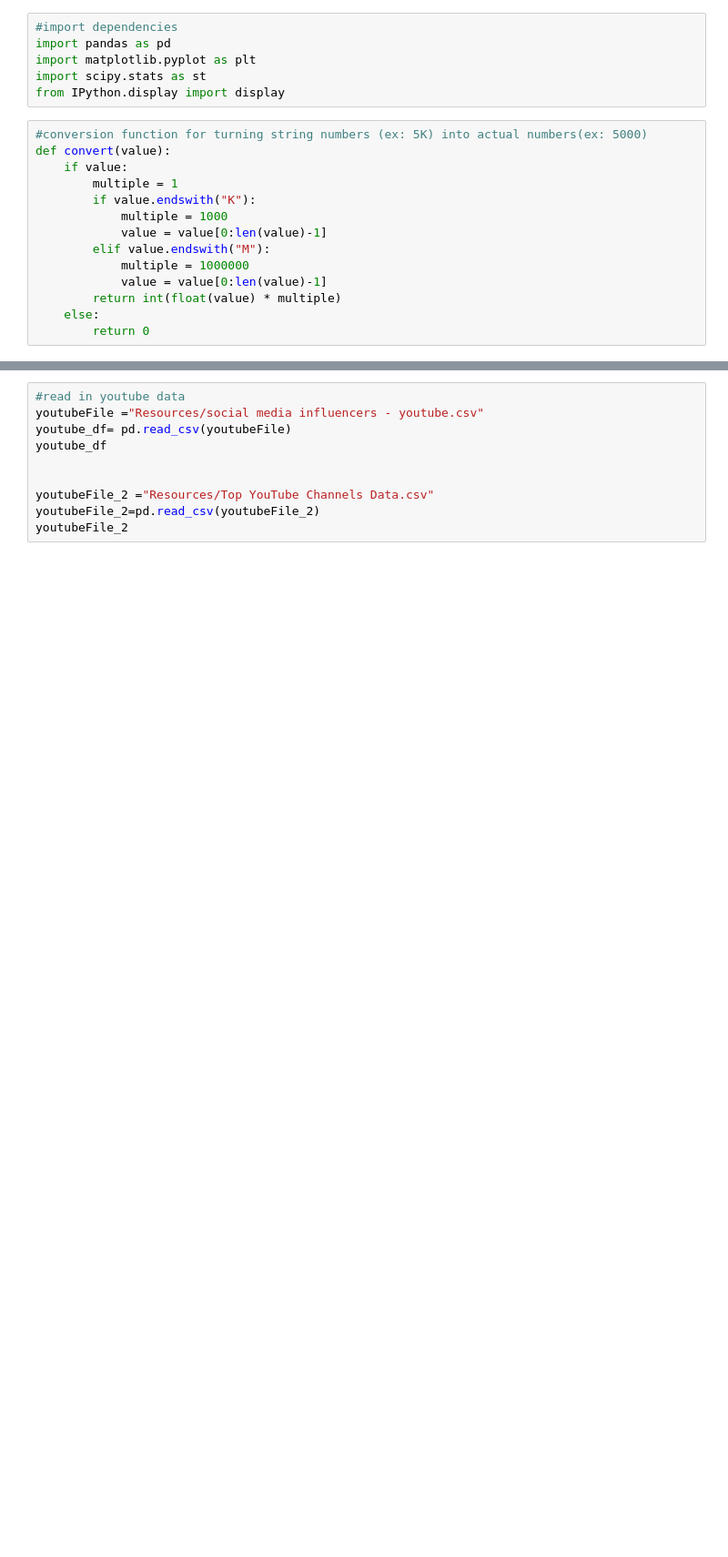
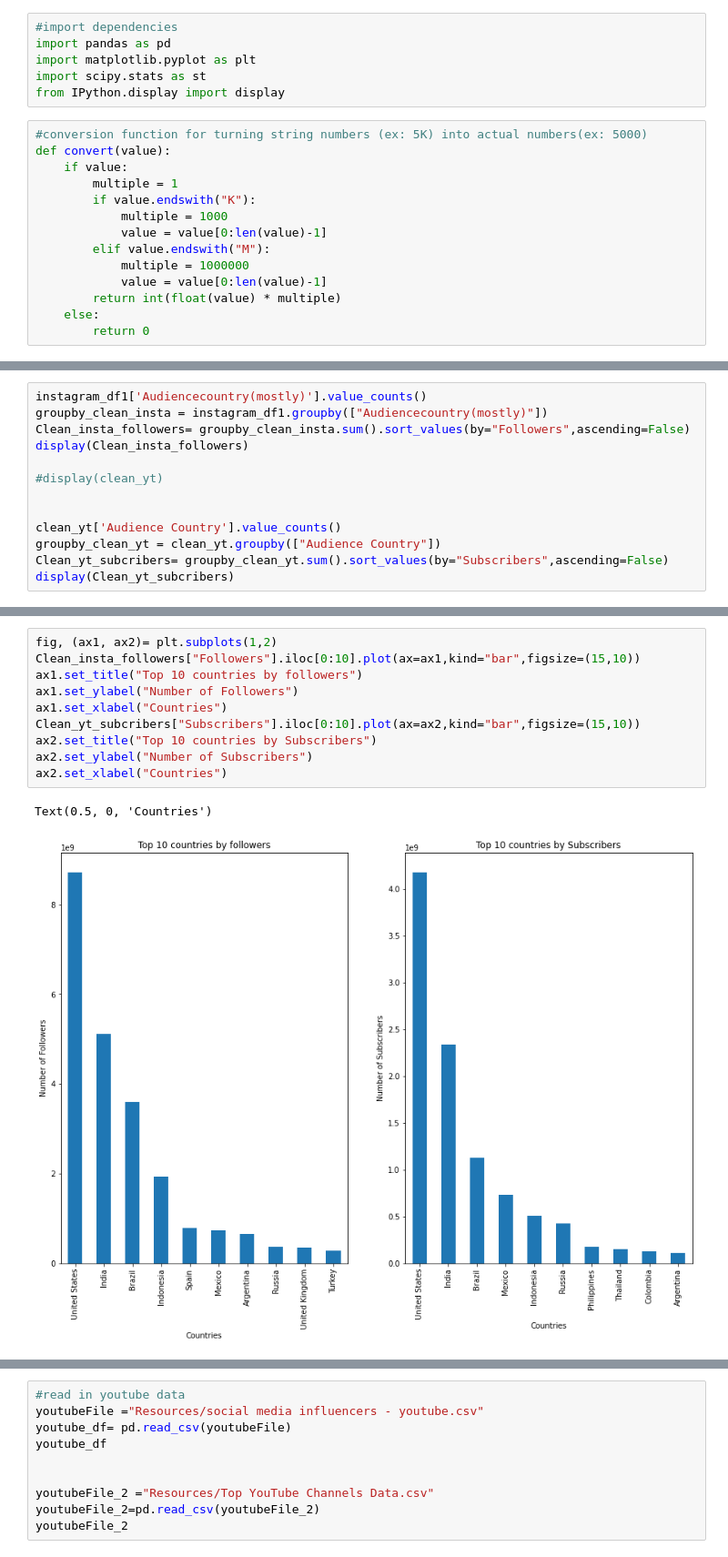
Before and after one commit to mark-m0/Project-1, a Jupyter notebook: SocialInfluencer.ipynb, the cells around one changed output, grey strips where cells are left out. Shown: that part at 91% size. Saved outputs shown, nothing was run; the diff lists cells and outputs as text; blank space fills up the shorter version.

Commit message:
added bar graphs and made data frames for instagram and youtube

```diff
--- a/SocialInfluencer.ipynb
+++ b/SocialInfluencer.ipynb
@@ -111 +111,14 @@ Serbia                    1
 Name: Audiencecountry(mostly), dtype: int64
+# %%
+instagram_df1['Audiencecountry(mostly)'].value_counts()
+groupby_clean_insta = instagram_df1.groupby(["Audiencecountry(mostly)"])
+Clean_insta_followers= groupby_clean_insta.sum().sort_values(by="Followers",ascending=False)
+display(Clean_insta_followers)
+
+#display(clean_yt)
+
+
+clean_yt['Audience Country'].value_counts()
+groupby_clean_yt = clean_yt.groupby(["Audience Country"])
+Clean_yt_subcribers= groupby_clean_yt.sum().sort_values(by="Subscribers",ascending=False)
+display(Clean_yt_subcribers)
@@ -111,0 +162,13 @@ Name: Audiencecountry(mostly), dtype: int64
+# %%
+fig, (ax1, ax2)= plt.subplots(1,2)
+Clean_insta_followers["Followers"].iloc[0:10].plot(ax=ax1,kind="bar",figsize=(15,10))
+ax1.set_title("Top 10 countries by followers")
+ax1.set_ylabel("Number of Followers")
+ax1.set_xlabel("Countries")
+Clean_yt_subcribers["Subscribers"].iloc[0:10].plot(ax=ax2,kind="bar",figsize=(15,10))
+ax2.set_title("Top 10 countries by Subscribers")
+ax2.set_ylabel("Number of Subscribers")
+ax2.set_xlabel("Countries")
+# %% [output]
+Text(0.5, 0, 'Countries')
+[figure, added]
```
Also changed, not shown: parts of 5 cells of this notebook, 1 other file.
